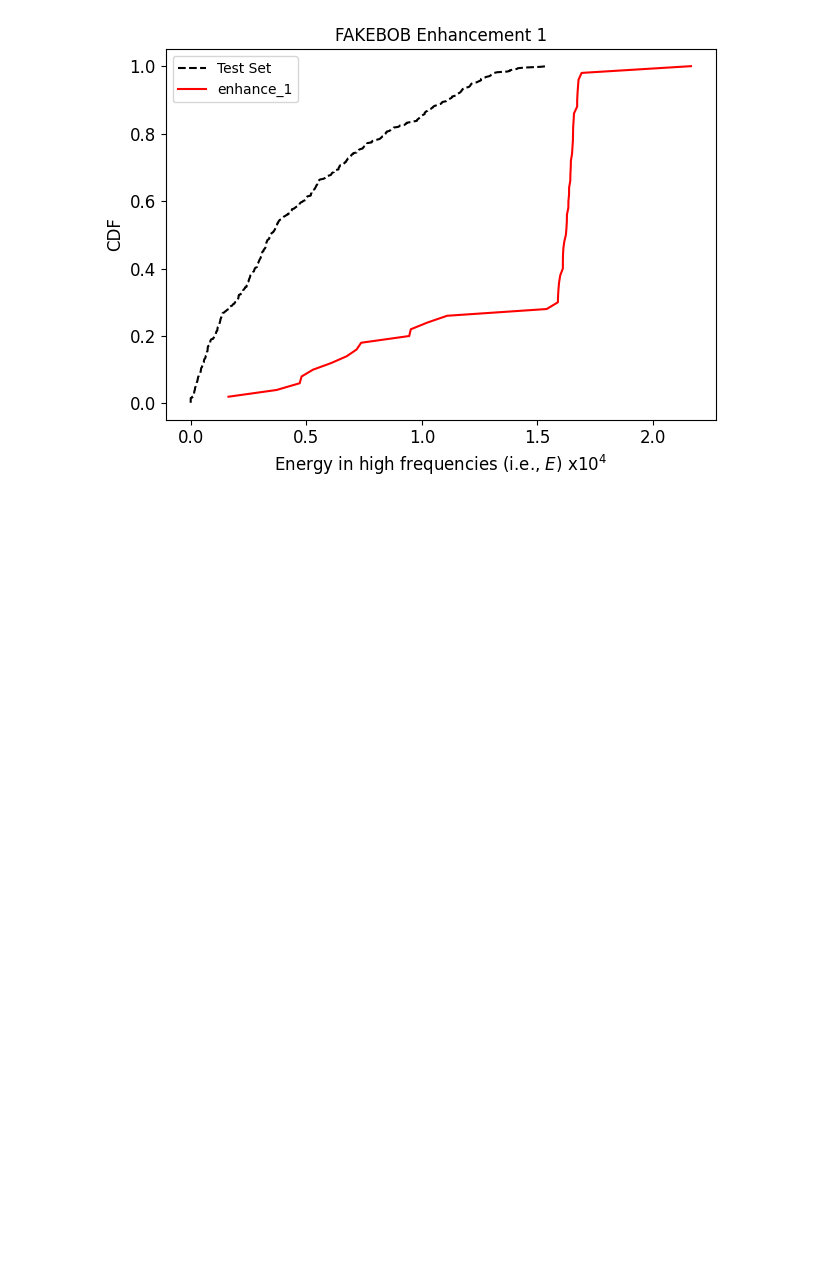
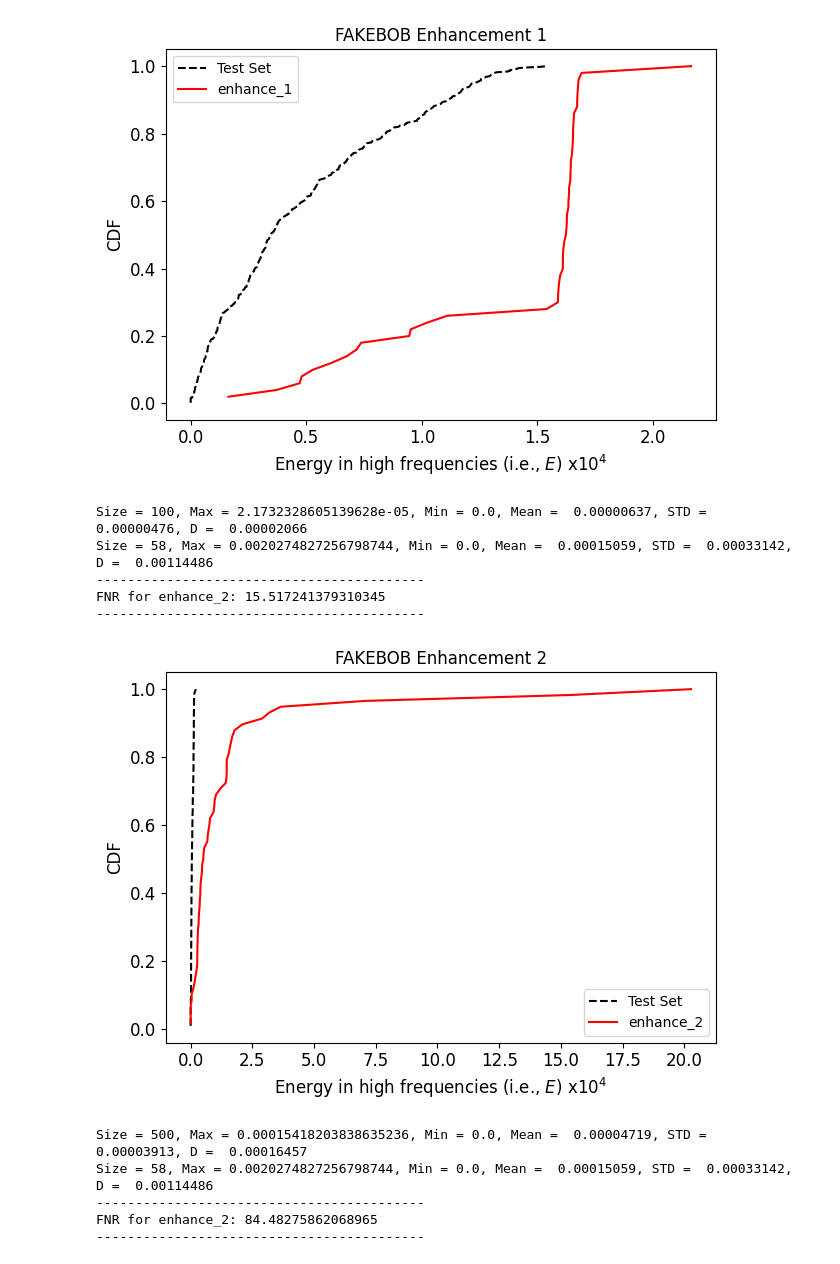
Before and after one commit to sanchitd9/speakerguard, a Jupyter notebook: sanchit/cdf_experiments.ipynb, the cells around one changed output. Saved outputs shown, nothing was run; the diff lists cells and outputs as text; code cells hidden in the pictures; blank space fills up the shorter version.

Commit message:
Mehfest results for enhancement 2

```diff
--- a/sanchit/cdf_experiments.ipynb
+++ b/sanchit/cdf_experiments.ipynb
@@ -186,3 +186,27 @@ Size = 50, Max = 0.0002164249453926459, Min = 1.6346972188330255e-05, Mean =  0.
 FNR for enhance_1: 72.0
 ------------------------------------------
 [figure]
+# %%
+# Enhancement 2 (perturbing audio signals above a specified threshold)
+enhance_2_files = os.listdir("output/enhance_2/")
+enhance_2_data = {}
+for x in enhance_2_files:
+  with open(f"output/enhance_2/{x}", "br") as f:
+    temp = pickle.load(f)
+    temp.sort()
+    enhance_2_data[x.split(".pickle")[0]] = temp
+
+plot_cdf_adversarial_audio(original_data_5142["5142"], enhance_2_data, "FAKEBOB Enhancement 2")
+plot_cdf_adversarial_audio(original_data["test-set"], enhance_2_data, "FAKEBOB Enhancement 2")
+# %% [output]
+Size = 100, Max = 2.1732328605139628e-05, Min = 0.0, Mean =  0.00000637, STD =  0.00000476, D =  0.00002066
+Size = 58, Max = 0.0020274827256798744, Min = 0.0, Mean =  0.00015059, STD =  0.00033142, D =  0.00114486
+------------------------------------------
+FNR for enhance_2: 15.517241379310345
+------------------------------------------
+[figure, added]
+Size = 500, Max = 0.00015418203838635236, Min = 0.0, Mean =  0.00004719, STD =  0.00003913, D =  0.00016457
+Size = 58, Max = 0.0020274827256798744, Min = 0.0, Mean =  0.00015059, STD =  0.00033142, D =  0.00114486
+------------------------------------------
+FNR for enhance_2: 84.48275862068965
+------------------------------------------
```
Also changed, not shown: parts of 1 cell of this notebook, 1 other file.
